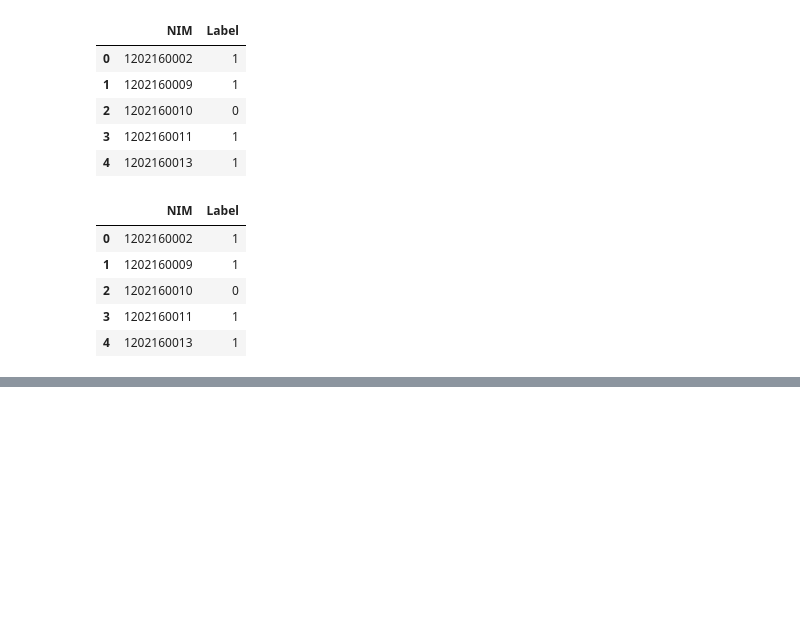
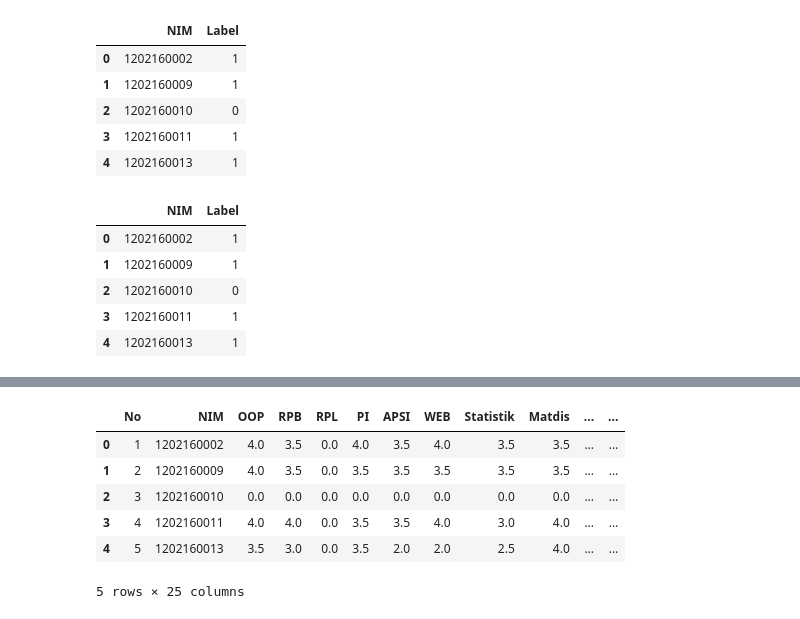
Before and after one commit to zasiem/Pekerti, a Jupyter notebook: Cluster v1.ipynb, the cells around one changed output, grey strips where cells are left out. Cells and saved outputs as stored; diff of their text form; code cells hidden in the pictures; blank space fills up the shorter version.

```diff
--- a/Cluster v1.ipynb
+++ b/Cluster v1.ipynb
@@ -148,0 +161,11 @@ matriks
+# %%
+peminatan = pd.read_csv('2016 data v5.csv')
+peminatan.head()
+# %% [output]
+|  | No | NIM | OOP | RPB | RPL | PI | APSI | WEB | Statistik | Matdis | ... | ... |
+| 0 | 1 | 1202160002 | 4.0 | 3.5 | 0.0 | 4.0 | 3.5 | 4.0 | 3.5 | 3.5 | ... | ... |
+| 1 | 2 | 1202160009 | 4.0 | 3.5 | 0.0 | 3.5 | 3.5 | 3.5 | 3.5 | 3.5 | ... | ... |
+| 2 | 3 | 1202160010 | 0.0 | 0.0 | 0.0 | 0.0 | 0.0 | 0.0 | 0.0 | 0.0 | ... | ... |
+| 3 | 4 | 1202160011 | 4.0 | 4.0 | 0.0 | 3.5 | 3.5 | 4.0 | 3.0 | 4.0 | ... | ... |
+| 4 | 5 | 1202160013 | 3.5 | 3.0 | 0.0 | 3.5 | 2.0 | 2.0 | 2.5 | 4.0 | ... | ... |
+5 rows × 25 columns
```
Also changed, not shown: parts of 9 cells of this notebook, 14 other files.
